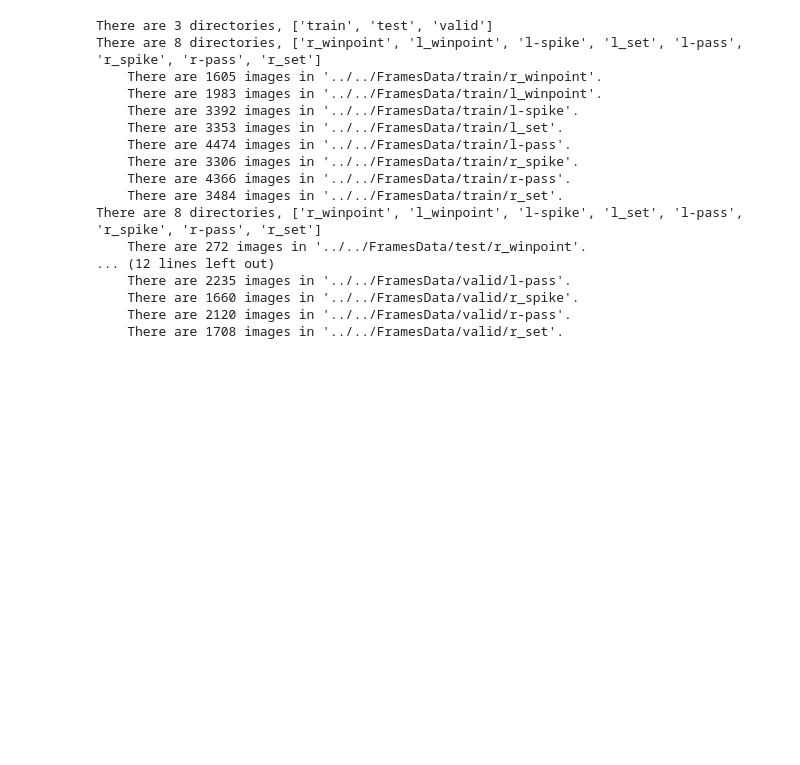
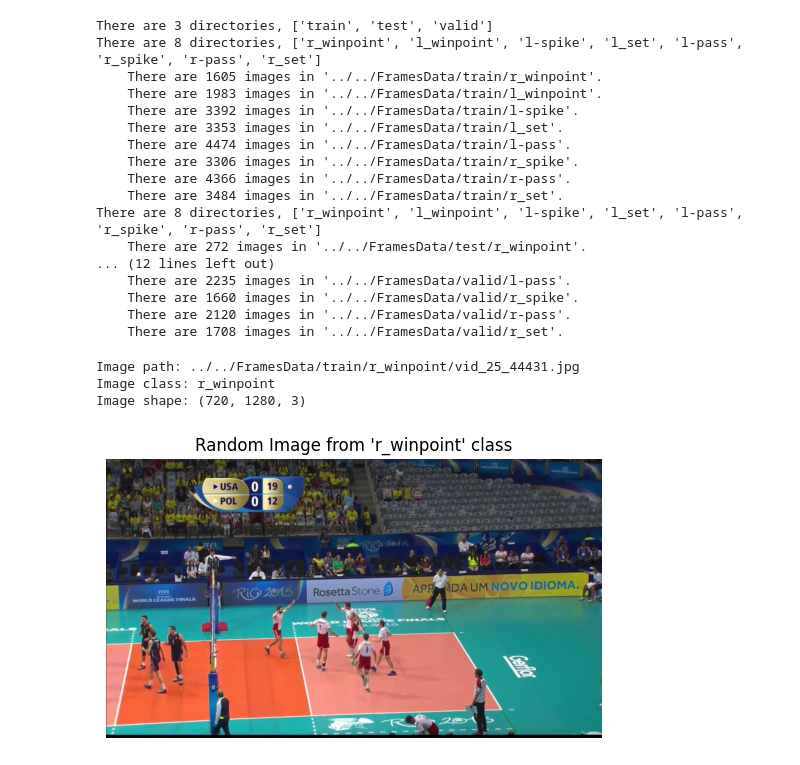
Before and after one commit to Fawzy-AI-Explorer/Group-Activity-Recognition, a Jupyter notebook: src/NoteBooks/explore.ipynb, the cells around one changed output. Cells and saved outputs as stored; diff of their text form; code cells hidden in the pictures; blank space fills up the shorter version.

Commit message:
feat: function to plot random image

```diff
--- a/src/NoteBooks/explore.ipynb
+++ b/src/NoteBooks/explore.ipynb
@@ -320,3 +320,36 @@ There are 8 directories, ['r_winpoint', 'l_winpoint', 'l-spike', 'l_set', 'l-pas
     There are 1660 images in '../../FramesData/valid/r_spike'.
     There are 2120 images in '../../FramesData/valid/r-pass'.
     There are 1708 images in '../../FramesData/valid/r_set'.
+# %%
+import random
+from PIL import Image
+import numpy as np
+import matplotlib.pyplot as plt
+
+
+def plot_random_image_from_dir(dir_path):
+    """Prints a random image from dir_path."""
+
+    def get_list_of_files(dir_path):
+        """ Returns a list of files in dir_path. """
+        return [os.path.join(dir_path, file) for file in os.listdir(dir_path)]
+
+    image_path_list = get_list_of_files(dir_path)
+    random_image_path = random.choice(image_path_list)
+    img = Image.open(random_image_path)
+
+    img_as_array = np.array(img)
+    image_class = os.path.basename(os.path.dirname(random_image_path))
+
+    print(f"Image path: {random_image_path}")
+    print(f"Image class: {image_class}")
+    print(f"Image shape: {img_as_array.shape}")
+    plt.imshow(img_as_array)
+    plt.title(f"Random Image from '{image_class}' class")
+    plt.axis('off')
+plot_random_image_from_dir(TRAIN_PATH/ 'r_winpoint')
+# %% [output]
+Image path: ../../FramesData/train/r_winpoint/vid_25_44431.jpg
+Image class: r_winpoint
+Image shape: (720, 1280, 3)
+[figure, added]
```
Also changed, not shown: parts of 1 cell of this notebook.
